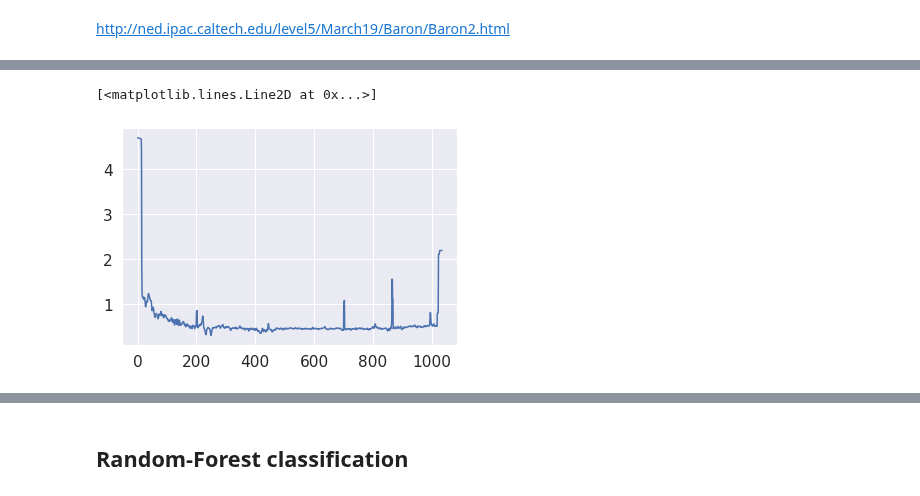
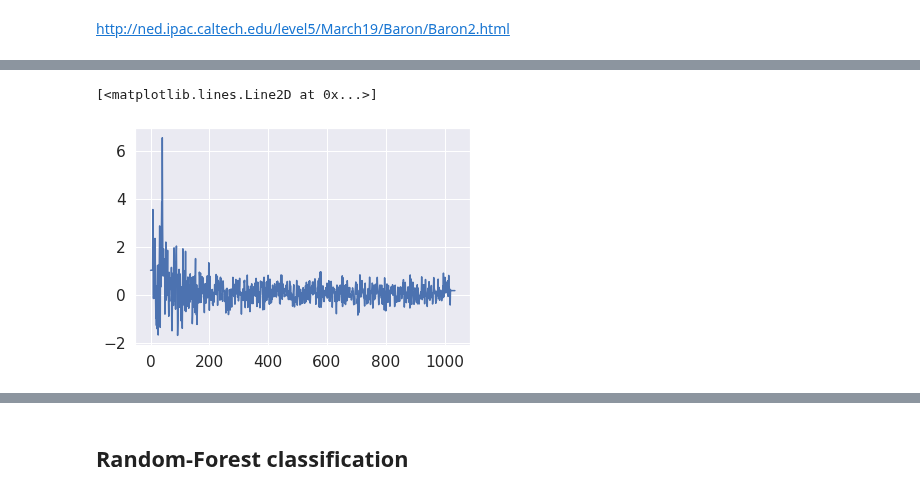
Before and after one commit to nickdavila/LAE-ML-Classification, a Jupyter notebook: Nick-RandomForest.ipynb, the cells around one changed output, grey strips where cells are left out. Saved outputs shown, nothing was run; the diff lists cells and outputs as text; code cells hidden in the pictures.

```diff
--- a/Nick-RandomForest.ipynb
+++ b/Nick-RandomForest.ipynb
@@ -42,5 +34,0 @@ plt.plot(high_confidence_highz_spectra_sn7[0])
-# %%
-plt.plot(high_confidence_highz_spec_err_sn7[0])
-# %% [output]
-[<matplotlib.lines.Line2D at 0x...>]
-[figure, removed]
@@ -46,0 +40,5 @@ plt.plot(high_confidence_highz_spec_err_sn7[0])
+# %%
+plt.plot(high_confidence_highz_spectra_sn7[3])
+# %% [output]
+[<matplotlib.lines.Line2D at 0x...>]
+[figure, added]
```
Also changed, not shown: parts of 32 cells of this notebook.
